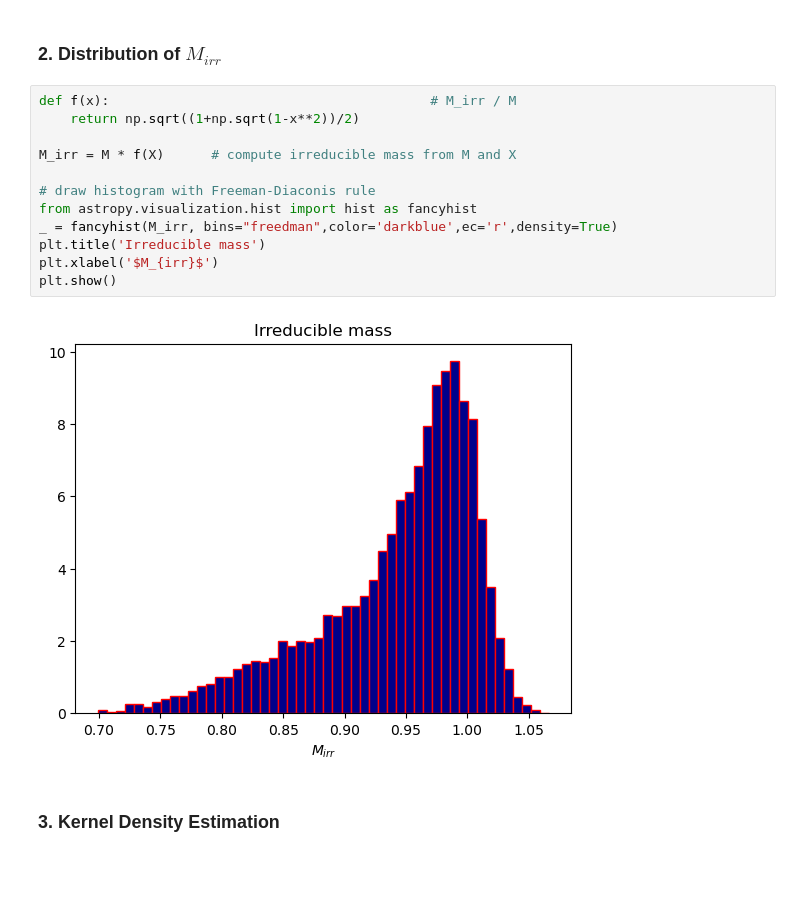
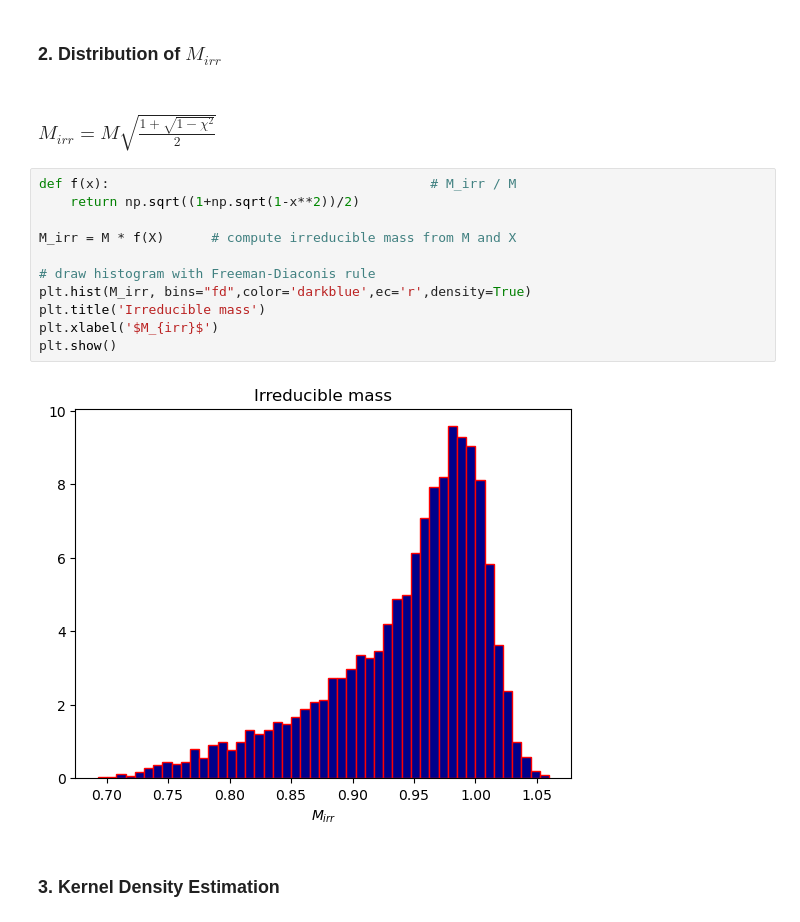
Before and after one commit to Amedeo1054/astrostat_mlearn, a Jupyter notebook: L07_KDE_KStest.ipynb, the cells around one changed output. Cells and saved outputs as stored; diff of their text form; blank space fills up the shorter version.

```diff
--- a/L07_KDE_KStest.ipynb
+++ b/L07_KDE_KStest.ipynb
@@ -44,19 +44,20 @@ plt.show()
 # %% [markdown]
 ### 2. Distribution of $M_{irr}$
+# %% [markdown]
+### $M_{irr}=M\sqrt{\frac{1+\sqrt{1-\chi^2}}{2}}$
 # %%
 def f(x):                                         # M_irr / M
     return np.sqrt((1+np.sqrt(1-x**2))/2)
 
 M_irr = M * f(X)      # compute irreducible mass from M and X
 
 # draw histogram with Freeman-Diaconis rule
-from astropy.visualization.hist import hist as fancyhist
-_ = fancyhist(M_irr, bins="freedman",color='darkblue',ec='r',density=True)
+plt.hist(M_irr, bins="fd",color='darkblue',ec='r',density=True)
 plt.title('Irreducible mass')
 plt.xlabel('$M_{irr}$')
 plt.show()
 # %% [output]
-[figure, old version]
+[figure, new version]
 # %% [markdown]
 ### 3. Kernel Density Estimation
 # %%
```
Also changed, not shown: parts of 10 cells of this notebook.
